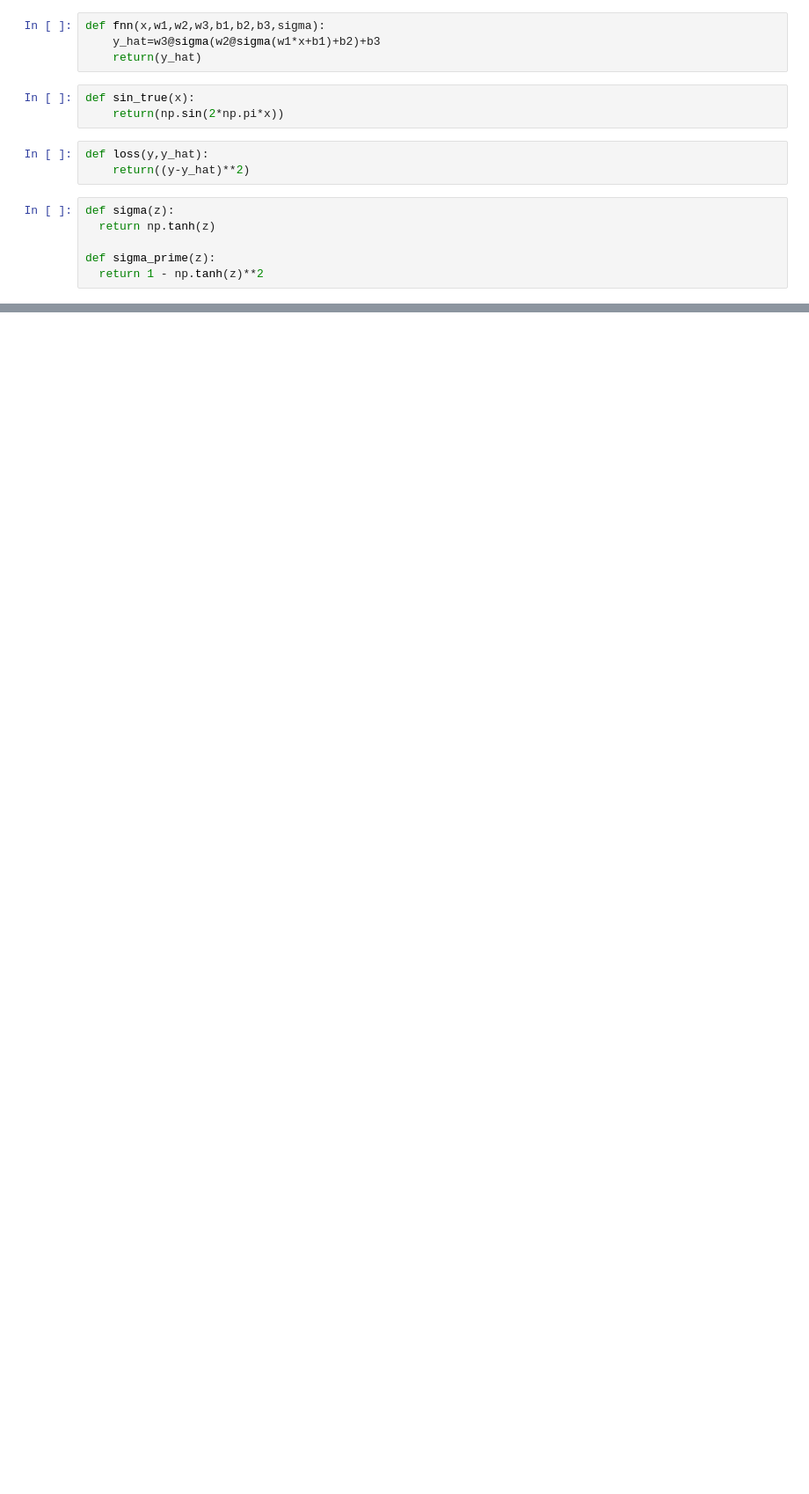
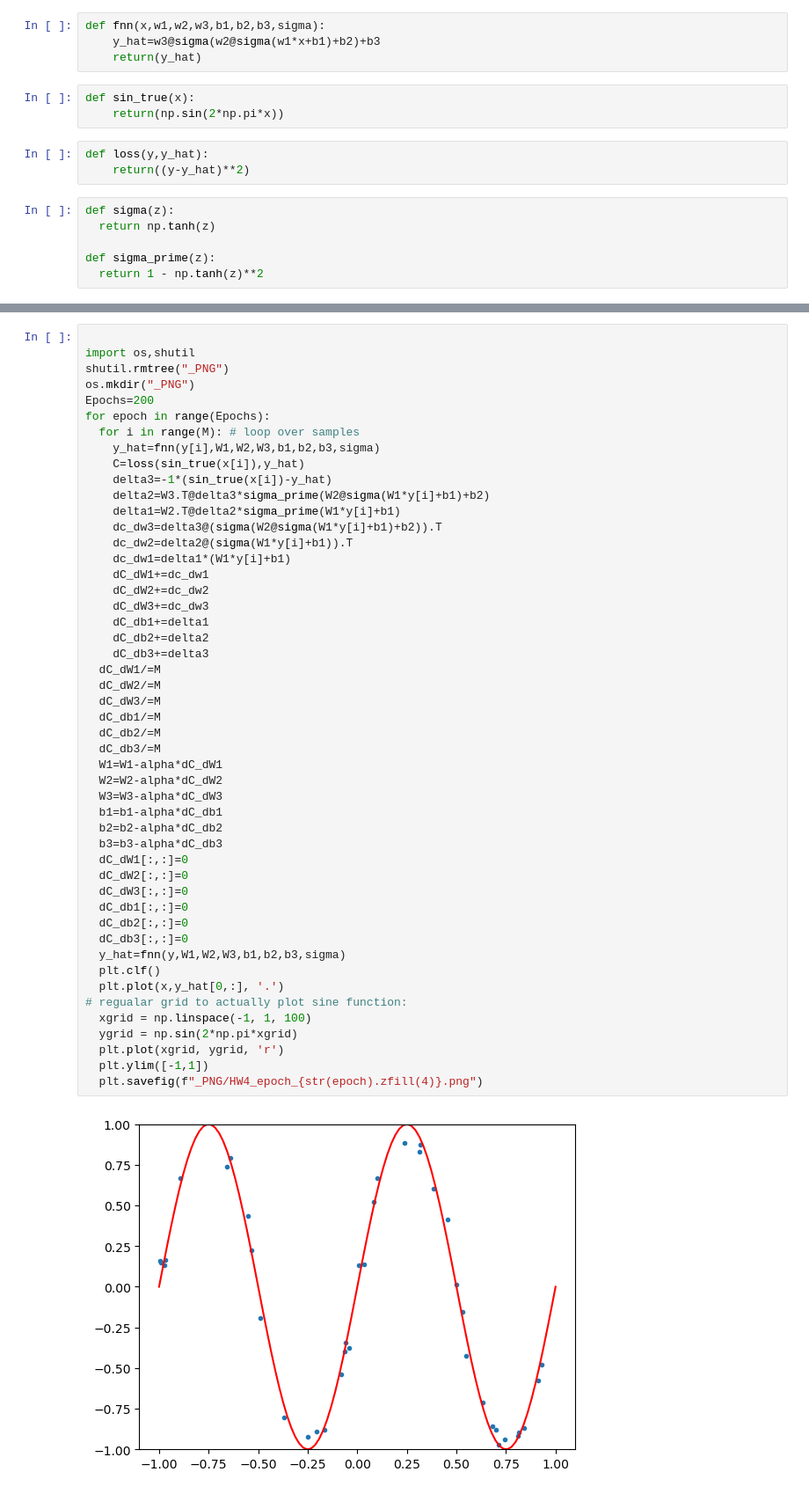
Before and after one commit to ssantellanes/CS607, a Jupyter notebook: Santellanes_Sean_HW4.ipynb, the cells around one changed output, grey strips where cells are left out. Shown at 88% size. Saved outputs shown, nothing was run; the diff lists cells and outputs as text; blank space fills up the shorter version.

```diff
--- a/Santellanes_Sean_HW4.ipynb
+++ b/Santellanes_Sean_HW4.ipynb
@@ -66,0 +59,51 @@ for epoch in range(Epochs):
+# %%
+
+import os,shutil
+shutil.rmtree("_PNG")
+os.mkdir("_PNG")
+Epochs=200
+for epoch in range(Epochs):
+  for i in range(M): # loop over samples
+    y_hat=fnn(y[i],W1,W2,W3,b1,b2,b3,sigma)
+    C=loss(sin_true(x[i]),y_hat)
+    delta3=-1*(sin_true(x[i])-y_hat)
+    delta2=W3.T@delta3*sigma_prime(W2@sigma(W1*y[i]+b1)+b2)
+    delta1=W2.T@delta2*sigma_prime(W1*y[i]+b1)
+    dc_dw3=delta3@(sigma(W2@sigma(W1*y[i]+b1)+b2)).T
+    dc_dw2=delta2@(sigma(W1*y[i]+b1)).T
+    dc_dw1=delta1*(W1*y[i]+b1)
+    dC_dW1+=dc_dw1
+    dC_dW2+=dc_dw2
+    dC_dW3+=dc_dw3
+    dC_db1+=delta1
+    dC_db2+=delta2
+    dC_db3+=delta3
+  dC_dW1/=M
+  dC_dW2/=M
+  dC_dW3/=M
+  dC_db1/=M
+  dC_db2/=M
+  dC_db3/=M
+  W1=W1-alpha*dC_dW1
+  W2=W2-alpha*dC_dW2
+  W3=W3-alpha*dC_dW3
+  b1=b1-alpha*dC_db1
+  b2=b2-alpha*dC_db2
+  b3=b3-alpha*dC_db3
+  dC_dW1[:,:]=0
+  dC_dW2[:,:]=0
+  dC_dW3[:,:]=0
+  dC_db1[:,:]=0
+  dC_db2[:,:]=0
+  dC_db3[:,:]=0
+  y_hat=fnn(y,W1,W2,W3,b1,b2,b3,sigma)
+  plt.clf()
+  plt.plot(x,y_hat[0,:], '.')
+# regualar grid to actually plot sine function:
+  xgrid = np.linspace(-1, 1, 100)
+  ygrid = np.sin(2*np.pi*xgrid)
+  plt.plot(xgrid, ygrid, 'r')
+  plt.ylim([-1,1])
+  plt.savefig(f"_PNG/HW4_epoch_{str(epoch).zfill(4)}.png")
+# %% [output]
+[figure, added]
```
Also changed, not shown: parts of 4 cells of this notebook, 1 other file.
